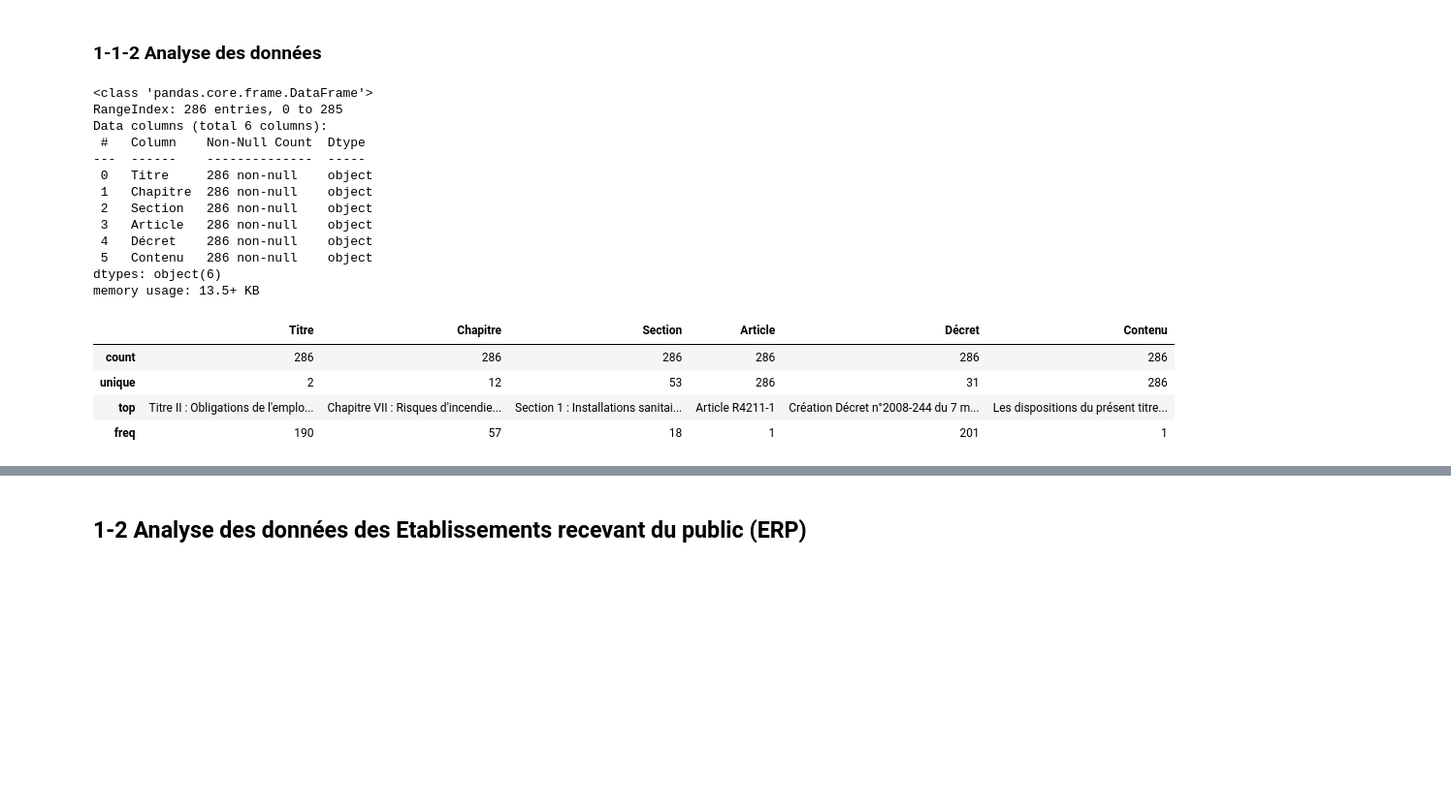
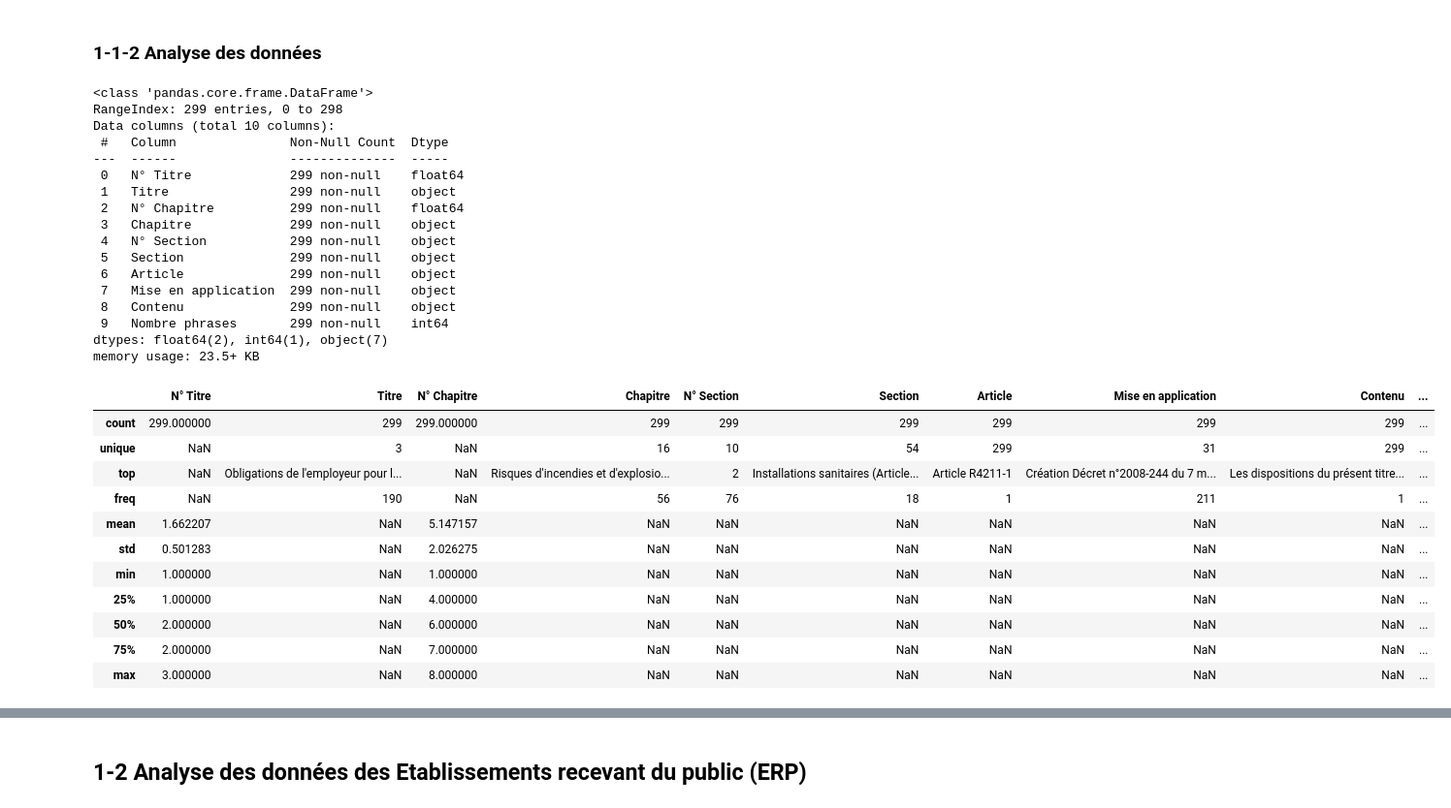
Before and after one commit to MarineDS23/BOT-Technique, a Jupyter notebook: notebooks/bot_#1_scrapping.ipynb, the cells around one changed output, grey strips where cells are left out. Shown at 97% size. Drawn from its saved outputs; the diff is of its cells as text; code cells hidden in the pictures; blank space fills up the shorter version.

```diff
--- a/notebooks/bot_#1_scrapping.ipynb
+++ b/notebooks/bot_#1_scrapping.ipynb
@@ -114,25 +174,36 @@ else:
 # %% [markdown]
 ### 1-1-2 Analyse des données
 # %%
-df_final.info()
-df_final.describe(include='all')
+df.info()
+df.describe(include='all')
 # %% [output]
 <class 'pandas.core.frame.DataFrame'>
-RangeIndex: 286 entries, 0 to 285
-Data columns (total 6 columns):
- #   Column    Non-Null Count  Dtype
----  ------    --------------  -----
- 0   Titre     286 non-null    object
- 1   Chapitre  286 non-null    object
- 2   Section   286 non-null    object
- 3   Article   286 non-null    object
- 4   Décret    286 non-null    object
- 5   Contenu   286 non-null    object
-dtypes: object(6)
-memory usage: 13.5+ KB
+RangeIndex: 299 entries, 0 to 298
+Data columns (total 10 columns):
+ #   Column               Non-Null Count  Dtype
+---  ------               --------------  -----
+ 0   N° Titre             299 non-null    float64
+ 1   Titre                299 non-null    object
+ 2   N° Chapitre          299 non-null    float64
+ 3   Chapitre             299 non-null    object
+ 4   N° Section           299 non-null    object
+ 5   Section              299 non-null    object
+ 6   Article              299 non-null    object
+ 7   Mise en application  299 non-null    object
+ 8   Contenu              299 non-null    object
+ 9   Nombre phrases       299 non-null    int64
+dtypes: float64(2), int64(1), object(7)
+memory usage: 23.5+ KB
-|  | Titre | Chapitre | Section | Article | Décret | Contenu |
-| count | 286 | 286 | 286 | 286 | 286 | 286 |
-| unique | 2 | 12 | 53 | 286 | 31 | 286 |
-| top | Titre II : Obligations de l'emplo... | Chapitre VII : Risques d'incendie... | Section 1 : Installations sanitai... | Article R4211-1 | Création Décret n°2008-244 du 7 m... | Les dispositions du présent titre... |
-| freq | 190 | 57 | 18 | 1 | 201 | 1 |
+|  | N° Titre | Titre | N° Chapitre | Chapitre | N° Section | Section | Article | Mise en application | Contenu | ... |
+| count | 299.000000 | 299 | 299.000000 | 299 | 299 | 299 | 299 | 299 | 299 | ... |
+| unique | NaN | 3 | NaN | 16 | 10 | 54 | 299 | 31 | 299 | ... |
+| top | NaN | Obligations de l'employeur pour l... | NaN | Risques d'incendies et d'explosio... | 2 | Installations sanitaires (Article... | Article R4211-1 | Création Décret n°2008-244 du 7 m... | Les dispositions du présent titre... | ... |
+| freq | NaN | 190 | NaN | 56 | 76 | 18 | 1 | 211 | 1 | ... |
+| mean | 1.662207 | NaN | 5.147157 | NaN | NaN | NaN | NaN | NaN | NaN | ... |
+| std | 0.501283 | NaN | 2.026275 | NaN | NaN | NaN | NaN | NaN | NaN | ... |
+| min | 1.000000 | NaN | 1.000000 | NaN | NaN | NaN | NaN | NaN | NaN | ... |
+| 25% | 1.000000 | NaN | 4.000000 | NaN | NaN | NaN | NaN | NaN | NaN | ... |
+| 50% | 2.000000 | NaN | 6.000000 | NaN | NaN | NaN | NaN | NaN | NaN | ... |
+| 75% | 2.000000 | NaN | 7.000000 | NaN | NaN | NaN | NaN | NaN | NaN | ... |
+| max | 3.000000 | NaN | 8.000000 | NaN | NaN | NaN | NaN | NaN | NaN | ... |
 # %%
```
Also changed, not shown: parts of 13 cells of this notebook, 1 other file.
